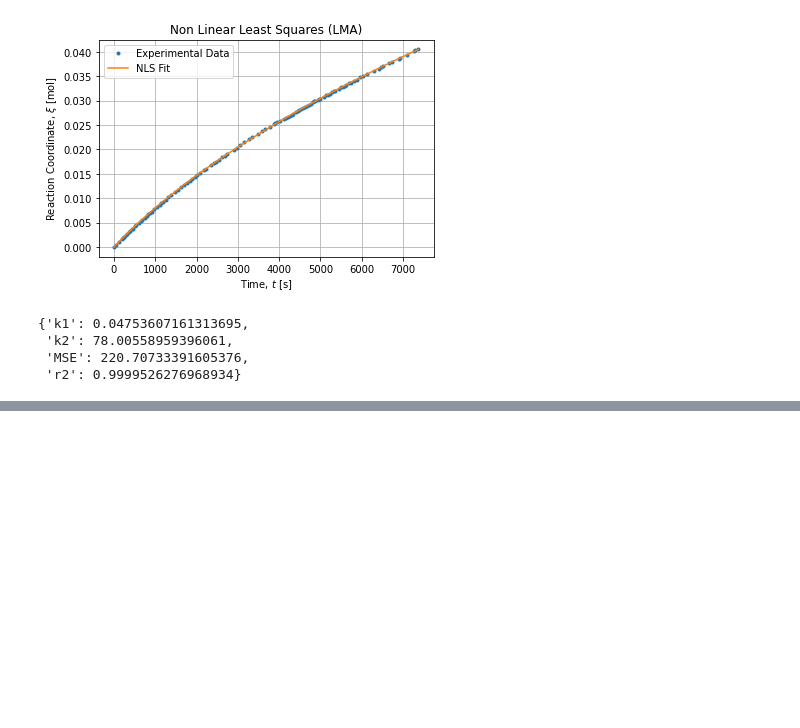
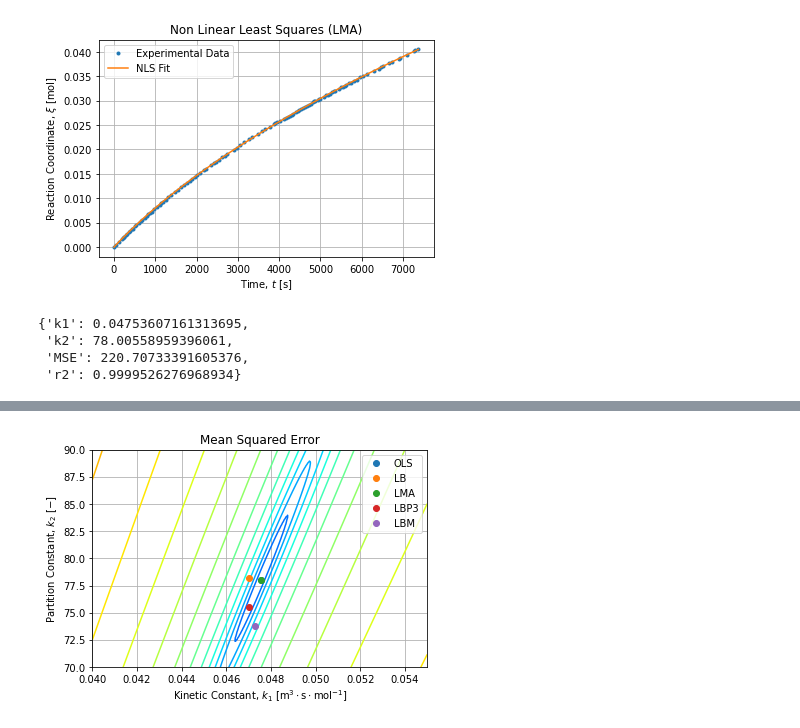
Before and after one commit to jlandercy/cookbook, a Jupyter notebook: python/posts/CatHet.ipynb, the cells around one changed output, grey strips where cells are left out. Drawn from its saved outputs; the diff is of its cells as text; code cells hidden in the pictures; blank space fills up the shorter version.

```diff
--- a/python/posts/CatHet.ipynb
+++ b/python/posts/CatHet.ipynb
@@ -431,0 +442,23 @@ axe.grid()
+# %%
+scoring = factory(df["xi"], df["t"])
+# %%
+k1l = np.linspace(4.0e-2, 5.5e-2, 200)
+k2l = np.linspace(70, 90, 200)
+# %%
+K1, K2 = np.meshgrid(k1l, k2l)
+# %%
+MSE = scoring(K1, K2)
+# %%
+fig, axe = plt.subplots()
+axe.contour(K1, K2, np.log10(MSE), np.arange(1, 8, 0.33), cmap="jet")
+for exp in final.reset_index().to_dict(orient="records"):
+    axe.plot(exp["k1"], exp["k2"], ".", markersize=12, label=exp["index"])
+#axe.set_xscale("log")
+#axe.set_yscale("log")
+axe.set_title("Mean Squared Error")
+axe.set_xlabel(r"Kinetic Constant, $k_1$ $[\mathrm{m^3\cdot s \cdot mol^{-1}]}$")
+axe.set_ylabel(r"Partition Constant, $k_2$ $[-]$")
+axe.legend(bbox_to_anchor=(1, 1))
+axe.grid()
+# %% [output]
+[figure, added]
```
Also changed, not shown: parts of 62 cells of this notebook.
